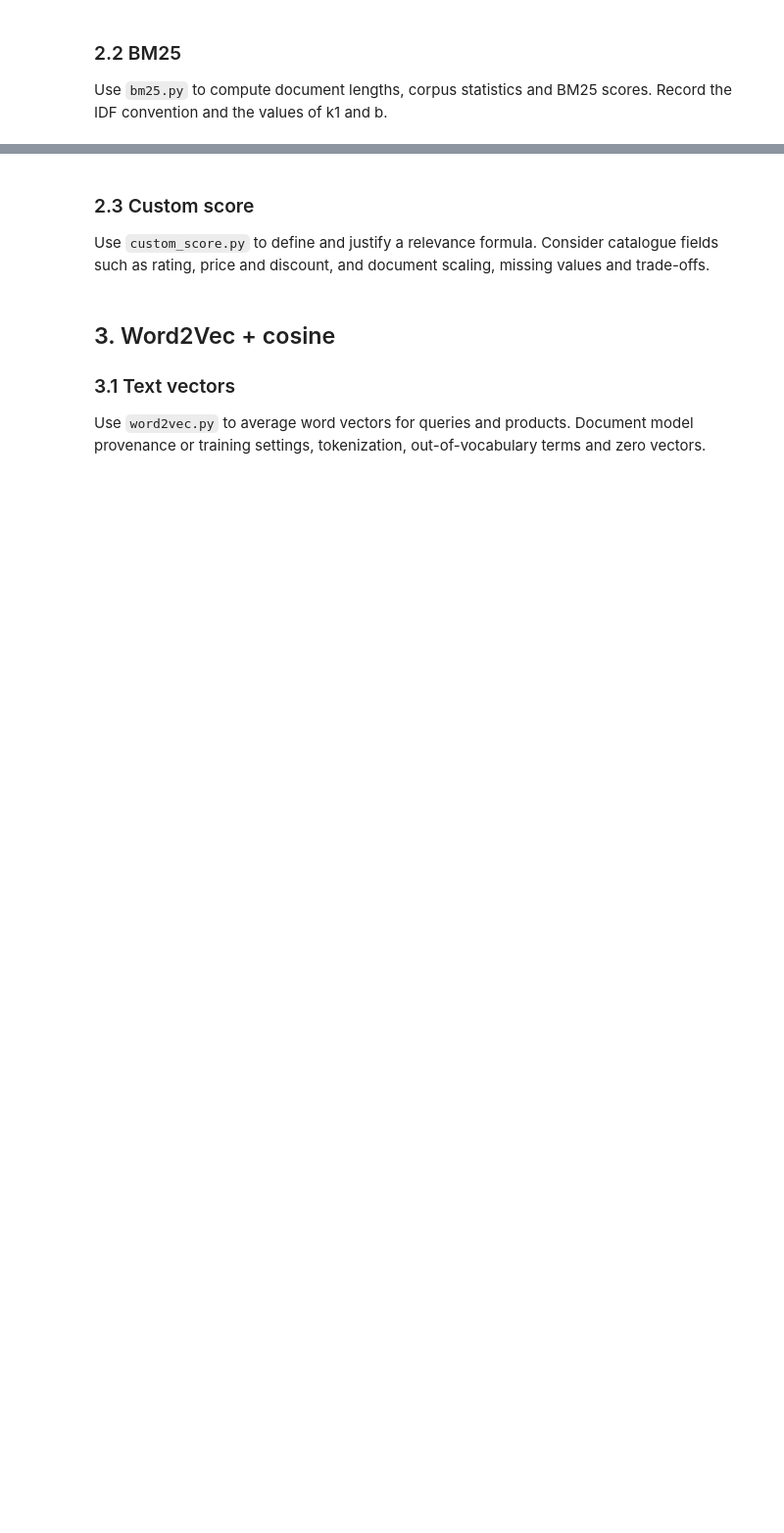
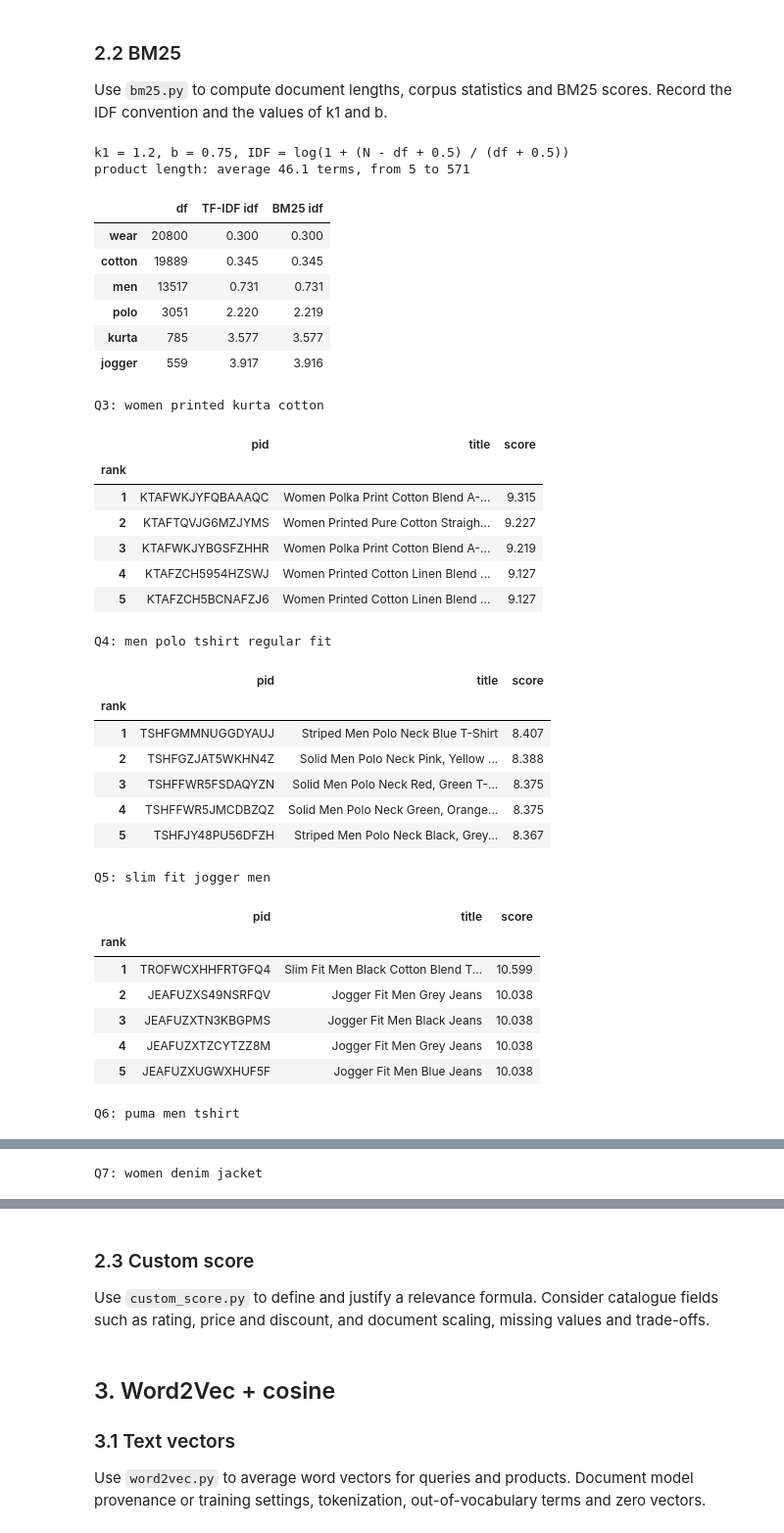
Before and after one commit to uripont/IRWA-2026-u213930-u213920-u215106, a Jupyter notebook: notebooks/part_3.ipynb, the cells around one changed output, grey strips where cells are left out. Shown at 98% size. Cells and saved outputs as stored; diff of their text form; code cells hidden in the pictures; blank space fills up the shorter version.

```diff
--- a/notebooks/part_3.ipynb
+++ b/notebooks/part_3.ipynb
@@ -38,4 +38,29 @@ candidates = {qid: match(engine.index, terms) for qid, terms in query_terms.item
 
 Reuse the Part 2 baseline and record the top results and candidate counts for each query.
 # %%
-# TODO: Collect the baseline results and candidate counts.
+import pandas as pd
+from IPython.display import display
+
+from fashion_search import bm25, word2vec
+
+
+def top_k(scores, k=K):
+    """Product IDs by descending score, ties broken by product ID."""
+    return [pid for pid, _ in sorted(scores.items(), key=lambda s: (-s[1], s[0]))[:k]]
+
+
+def results_table(scores, k=K):
+    """The top k products with their title and score."""
+    ranked = top_k(scores, k)
+    return pd.DataFrame({
+        "pid": ranked,
+        "title": engine.corpus.loc[ranked, "title"].values,
+        "score": [round(scores[pid], 3) for pid in ranked],
+    }, index=pd.RangeIndex(1, len(ranked) + 1, name="rank"))
+
+
+# Each ranker maps query ID -> {pid: score} over the same candidates.
+rankings = {"TF-IDF": {qid: dict(engine.rank(TEST_QUERIES[qid])) for qid in TEST_QUERIES}}
+assert all(set(rankings["TF-IDF"][qid]) == candidates[qid] for qid in TEST_QUERIES)
+
+pd.DataFrame({"query": TEST_QUERIES, "candidates": {qid: len(c) for qid, c in candidates.items()}})
@@ -44,4 +76,54 @@ Reuse the Part 2 baseline and record the top results and candidate counts for ea
 
 Use `bm25.py` to compute document lengths, corpus statistics and BM25 scores. Record the IDF convention and the values of k1 and b.
 # %%
-# TODO: Run BM25 on the shared candidate sets.
+lengths, avg_length = bm25.corpus_statistics(engine)
+print(f"k1 = {bm25.K1}, b = {bm25.B}, IDF = log(1 + (N - df + 0.5) / (df + 0.5))")
+print(f"product length: average {avg_length:.1f} terms, from {min(lengths.values())} to {max(lengths.values())}")
+
+rankings["BM25"] = {qid: bm25.score_candidates(engine, query_terms[qid], candidates[qid]) for qid in TEST_QUERIES}
+
+# How the two IDFs treat common and rare terms.
+display(pd.DataFrame({
+    "df": {t: len(engine.index[t]) for t in ["wear", "cotton", "men", "polo", "kurta", "jogger"]},
+    "TF-IDF idf": {t: engine.idf[t] for t in ["wear", "cotton", "men", "polo", "kurta", "jogger"]},
+    "BM25 idf": {t: bm25.idf(engine, t) for t in ["wear", "cotton", "men", "polo", "kurta", "jogger"]},
+}).round(3))
+
+for qid, query in TEST_QUERIES.items():
+    print(f"Q{qid}: {query}")
+    display(results_table(rankings["BM25"][qid], k=5))
+# %% [output]
+k1 = 1.2, b = 0.75, IDF = log(1 + (N - df + 0.5) / (df + 0.5))
+product length: average 46.1 terms, from 5 to 571
+|  | df | TF-IDF idf | BM25 idf |
+| wear | 20800 | 0.300 | 0.300 |
+| cotton | 19889 | 0.345 | 0.345 |
+| men | 13517 | 0.731 | 0.731 |
+| polo | 3051 | 2.220 | 2.219 |
+| kurta | 785 | 3.577 | 3.577 |
+| jogger | 559 | 3.917 | 3.916 |
+Q3: women printed kurta cotton
+|  | pid | title | score |
+| rank |  |  |  |
+| 1 | KTAFWKJYFQBAAAQC | Women Polka Print Cotton Blend A-... | 9.315 |
+| 2 | KTAFTQVJG6MZJYMS | Women Printed Pure Cotton Straigh... | 9.227 |
+| 3 | KTAFWKJYBGSFZHHR | Women Polka Print Cotton Blend A-... | 9.219 |
+| 4 | KTAFZCH5954HZSWJ | Women Printed Cotton Linen Blend ... | 9.127 |
+| 5 | KTAFZCH5BCNAFZJ6 | Women Printed Cotton Linen Blend ... | 9.127 |
+Q4: men polo tshirt regular fit
+|  | pid | title | score |
+| rank |  |  |  |
+| 1 | TSHFGMMNUGGDYAUJ | Striped Men Polo Neck Blue T-Shirt | 8.407 |
+| 2 | TSHFGZJAT5WKHN4Z | Solid Men Polo Neck Pink, Yellow ... | 8.388 |
+| 3 | TSHFFWR5FSDAQYZN | Solid Men Polo Neck Red, Green T-... | 8.375 |
+| 4 | TSHFFWR5JMCDBZQZ | Solid Men Polo Neck Green, Orange... | 8.375 |
+| 5 | TSHFJY48PU56DFZH | Striped Men Polo Neck Black, Grey... | 8.367 |
+Q5: slim fit jogger men
+|  | pid | title | score |
+| rank |  |  |  |
+| 1 | TROFWCXHHFRTGFQ4 | Slim Fit Men Black Cotton Blend T... | 10.599 |
+| 2 | JEAFUZXS49NSRFQV | Jogger Fit Men Grey Jeans | 10.038 |
+| 3 | JEAFUZXTN3KBGPMS | Jogger Fit Men Black Jeans | 10.038 |
+| 4 | JEAFUZXTZCYTZZ8M | Jogger Fit Men Grey Jeans | 10.038 |
+| 5 | JEAFUZXUGWXHUF5F | Jogger Fit Men Blue Jeans | 10.038 |
+Q6: puma men tshirt
@@ -47,0 +137 @@ Use `bm25.py` to compute document lengths, corpus statistics and BM25 scores. Re
+Q7: women denim jacket
```
Also changed, not shown: parts of 5 cells of this notebook, 4 other files.
